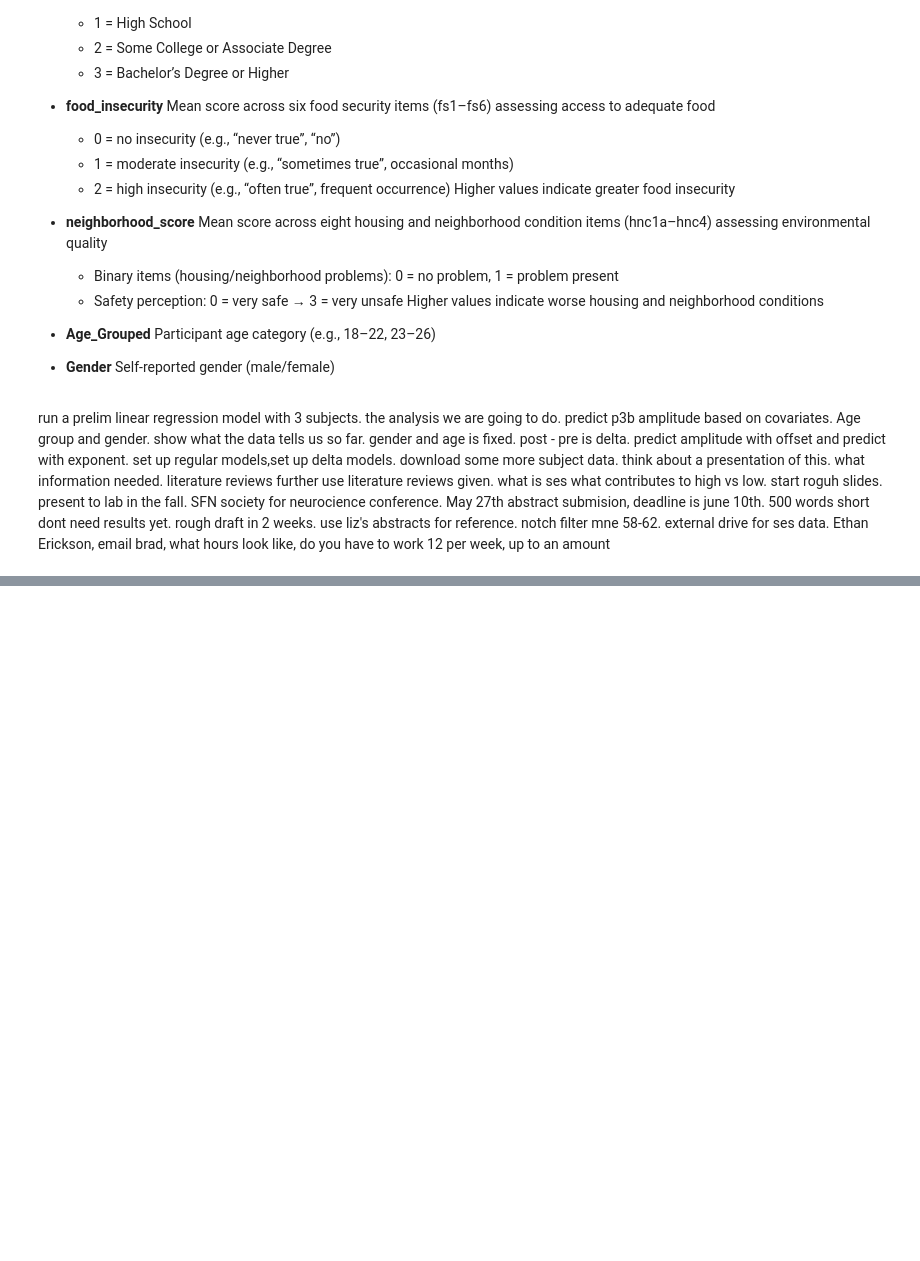
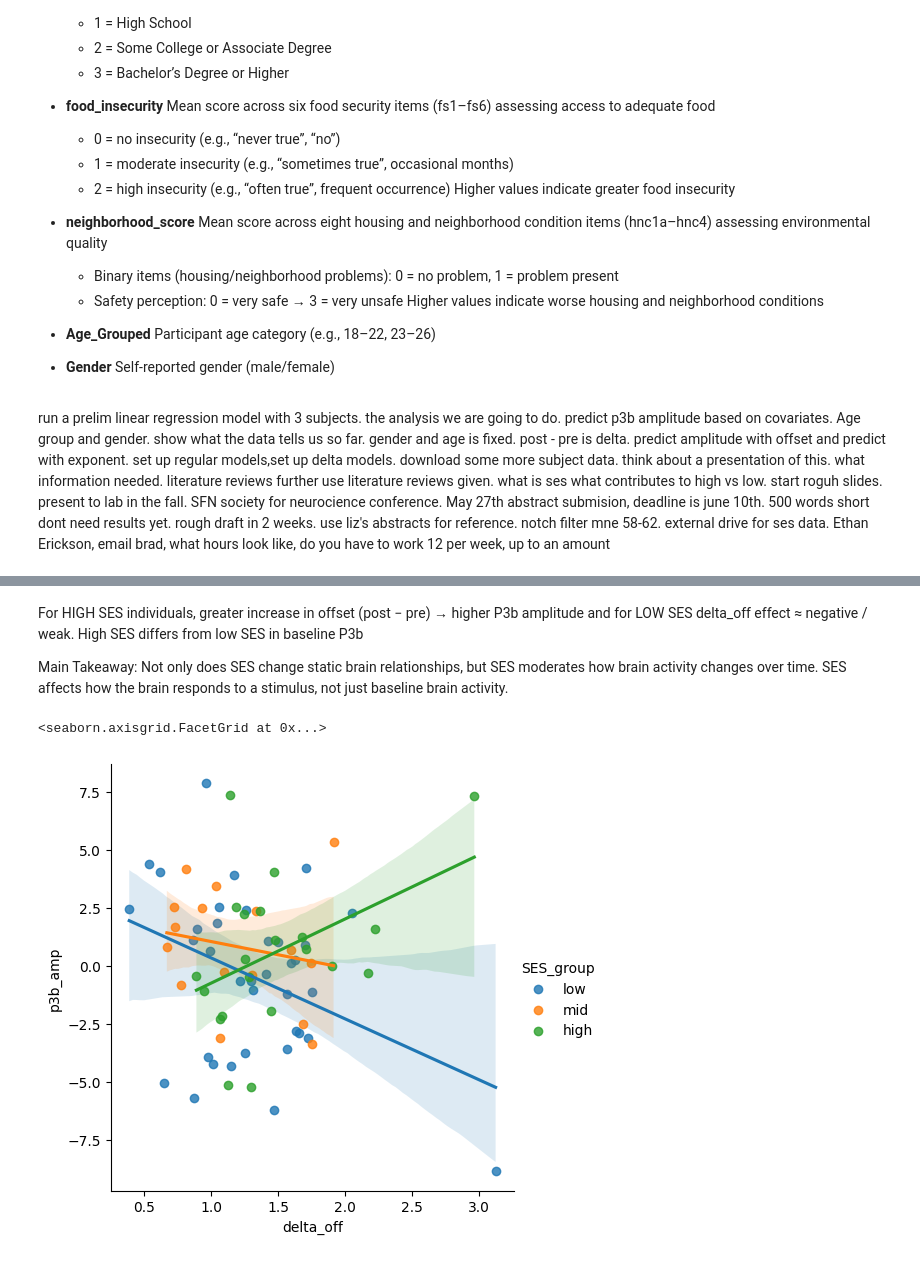
Before and after one commit to KeanuVentura/sesaperiodic, a Jupyter notebook: pipelinedraft.ipynb, the cells around one changed output, grey strips where cells are left out. Cells and saved outputs as stored; diff of their text form; code cells hidden in the pictures; blank space fills up the shorter version.

```diff
--- a/pipelinedraft.ipynb
+++ b/pipelinedraft.ipynb
@@ -413,0 +604,14 @@ Name: p3b_amp, dtype: float64
+# %% [markdown]
+For HIGH SES individuals, greater increase in offset (post − pre) → higher P3b amplitude and for LOW SES delta_off effect ≈ negative / weak. High SES differs from low SES in baseline P3b
+
+Main Takeaway: Not only does SES change static brain relationships, but SES moderates how brain activity changes over time. SES affects how the brain responds to a stimulus, not just baseline brain activity.
+# %%
+sns.lmplot(
+    x='delta_off',
+    y='p3b_amp',
+    hue='SES_group',
+    data=df_model
+)
+# %% [output]
+<seaborn.axisgrid.FacetGrid at 0x...>
+[figure, added]
```
Also changed, not shown: parts of 23 cells of this notebook.
